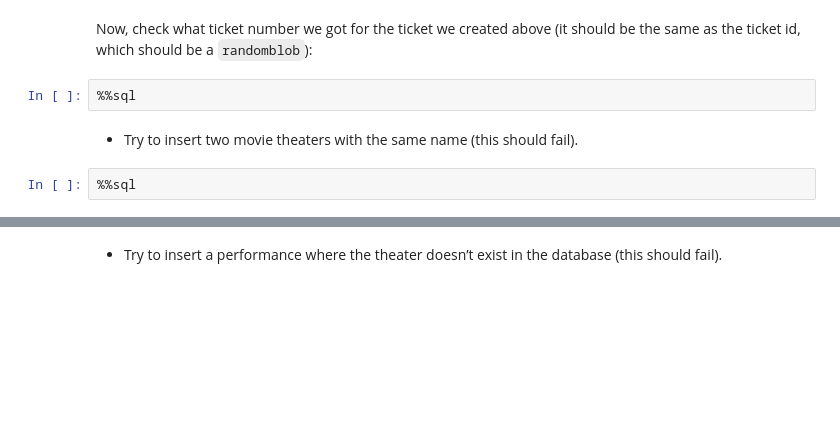
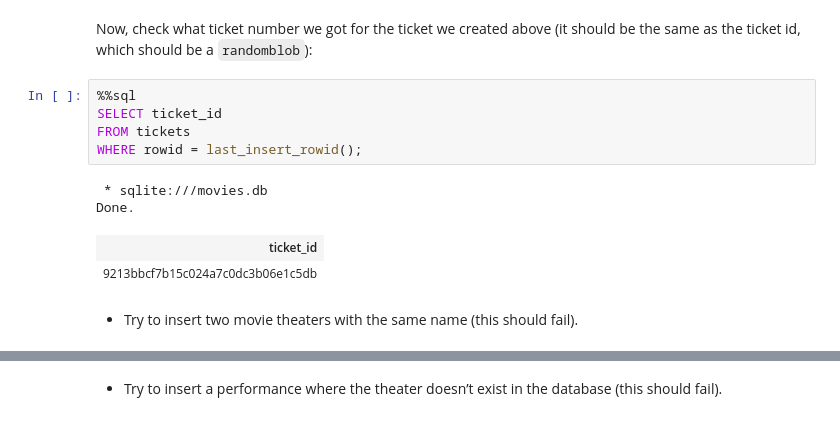
Before and after one commit to AzeyZ/EDAF752019, a Jupyter notebook: lab2-nb.ipynb, the cells around one changed output, grey strips where cells are left out. Cells and saved outputs as stored; diff of their text form; blank space fills up the shorter version.

```diff
--- a/lab2-nb.ipynb
+++ b/lab2-nb.ipynb
@@ -134,10 +152,16 @@ WHERE  rowid = last_insert_rowid();
 Now, check what ticket number we got for the ticket we
   created above (it should be the same as the ticket id,
   which should be a `randomblob`):
-# %%
-%%sql
+# %%
+%%sql
+SELECT ticket_id
+FROM tickets
+WHERE rowid = last_insert_rowid();
+# %% [output]
+ * sqlite:///movies.db
+Done.
+| ticket_id |
+| 9213bbcf7b15c024a7c0dc3b06e1c5db |
 # %% [markdown]
 + Try to insert two movie theaters with the same name (this
   should fail).
-# %%
-%%sql
```
Also changed, not shown: parts of 13 cells of this notebook, 2 other files.
